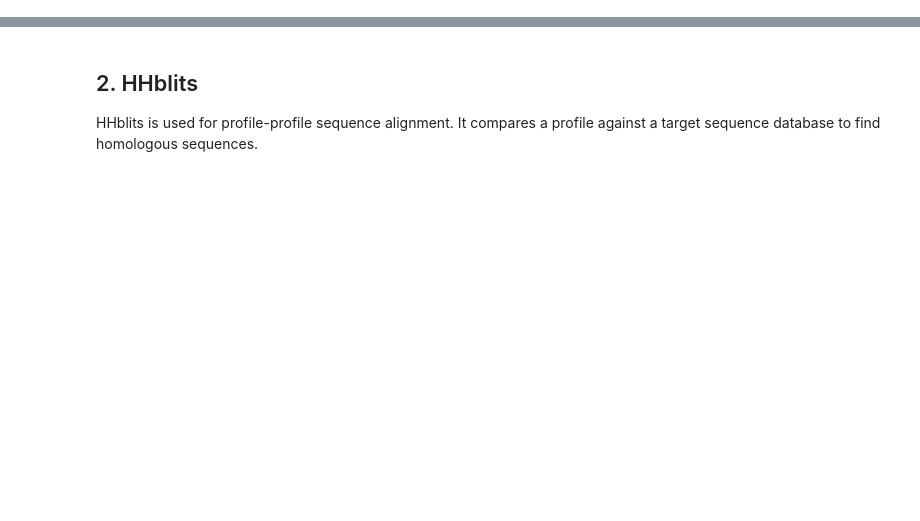
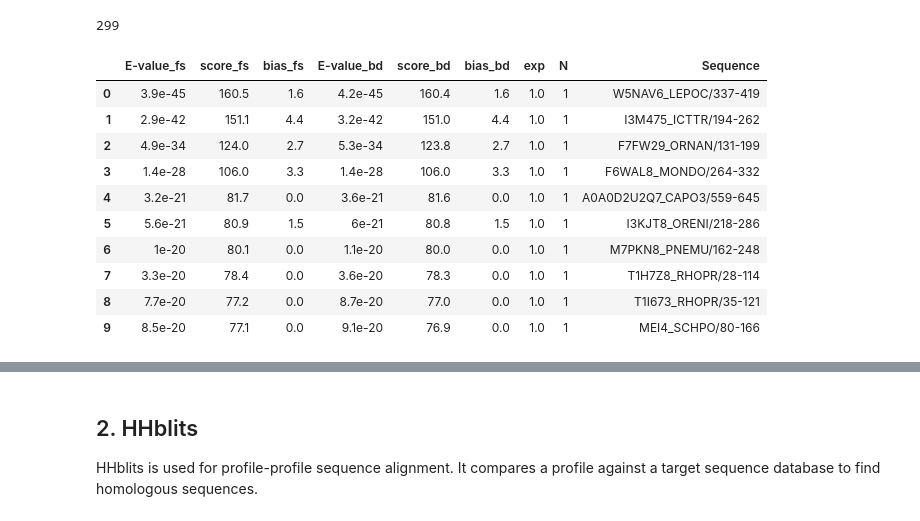
Before and after one commit to AlyaHarvelle/HMMER, a Jupyter notebook: HMM.ipynb, the cells around one changed output, grey strips where cells are left out. Drawn from its saved outputs; the diff is of its cells as text; code cells hidden in the pictures; blank space fills up the shorter version.

```diff
--- a/HMM.ipynb
+++ b/HMM.ipynb
@@ -91,0 +67,30 @@ Error: Failed to open sequence file /db/uniprot/uniref90.fasta for reading
+# %%
+with open('hmmsearch_pfam.txt', 'r') as file:
+    lines = file.readlines()
+
+# Extract the column names
+column_names = ["E-value_fs", "score_fs", "bias_fs", "E-value_bd", "score_bd", "bias_bd", "exp", "N", "Sequence"]
+inclusion_threshold_index = lines.index('  ------ inclusion threshold ------\n') # the E-value is 0.01
+
+# Extract the data rows
+data_rows = [line.split() for line in lines[14:inclusion_threshold_index]]
+
+# Create the DataFrame
+stats_pfam = pd.DataFrame(data_rows, columns=column_names)
+len(stats_pfam)
+# %% [output]
+299
+# %%
+stats_pfam.head(10)
+# %% [output]
+|  | E-value_fs | score_fs | bias_fs | E-value_bd | score_bd | bias_bd | exp | N | Sequence |
+| 0 | 3.9e-45 | 160.5 | 1.6 | 4.2e-45 | 160.4 | 1.6 | 1.0 | 1 | W5NAV6_LEPOC/337-419 |
+| 1 | 2.9e-42 | 151.1 | 4.4 | 3.2e-42 | 151.0 | 4.4 | 1.0 | 1 | I3M475_ICTTR/194-262 |
+| 2 | 4.9e-34 | 124.0 | 2.7 | 5.3e-34 | 123.8 | 2.7 | 1.0 | 1 | F7FW29_ORNAN/131-199 |
+| 3 | 1.4e-28 | 106.0 | 3.3 | 1.4e-28 | 106.0 | 3.3 | 1.0 | 1 | F6WAL8_MONDO/264-332 |
+| 4 | 3.2e-21 | 81.7 | 0.0 | 3.6e-21 | 81.6 | 0.0 | 1.0 | 1 | A0A0D2U2Q7_CAPO3/559-645 |
+| 5 | 5.6e-21 | 80.9 | 1.5 | 6e-21 | 80.8 | 1.5 | 1.0 | 1 | I3KJT8_ORENI/218-286 |
+| 6 | 1e-20 | 80.1 | 0.0 | 1.1e-20 | 80.0 | 0.0 | 1.0 | 1 | M7PKN8_PNEMU/162-248 |
+| 7 | 3.3e-20 | 78.4 | 0.0 | 3.6e-20 | 78.3 | 0.0 | 1.0 | 1 | T1H7Z8_RHOPR/28-114 |
+| 8 | 7.7e-20 | 77.2 | 0.0 | 8.7e-20 | 77.0 | 0.0 | 1.0 | 1 | T1I673_RHOPR/35-121 |
+| 9 | 8.5e-20 | 77.1 | 0.0 | 9.1e-20 | 76.9 | 0.0 | 1.0 | 1 | MEI4_SCHPO/80-166 |
```
Also changed, not shown: parts of 25 cells of this notebook.
